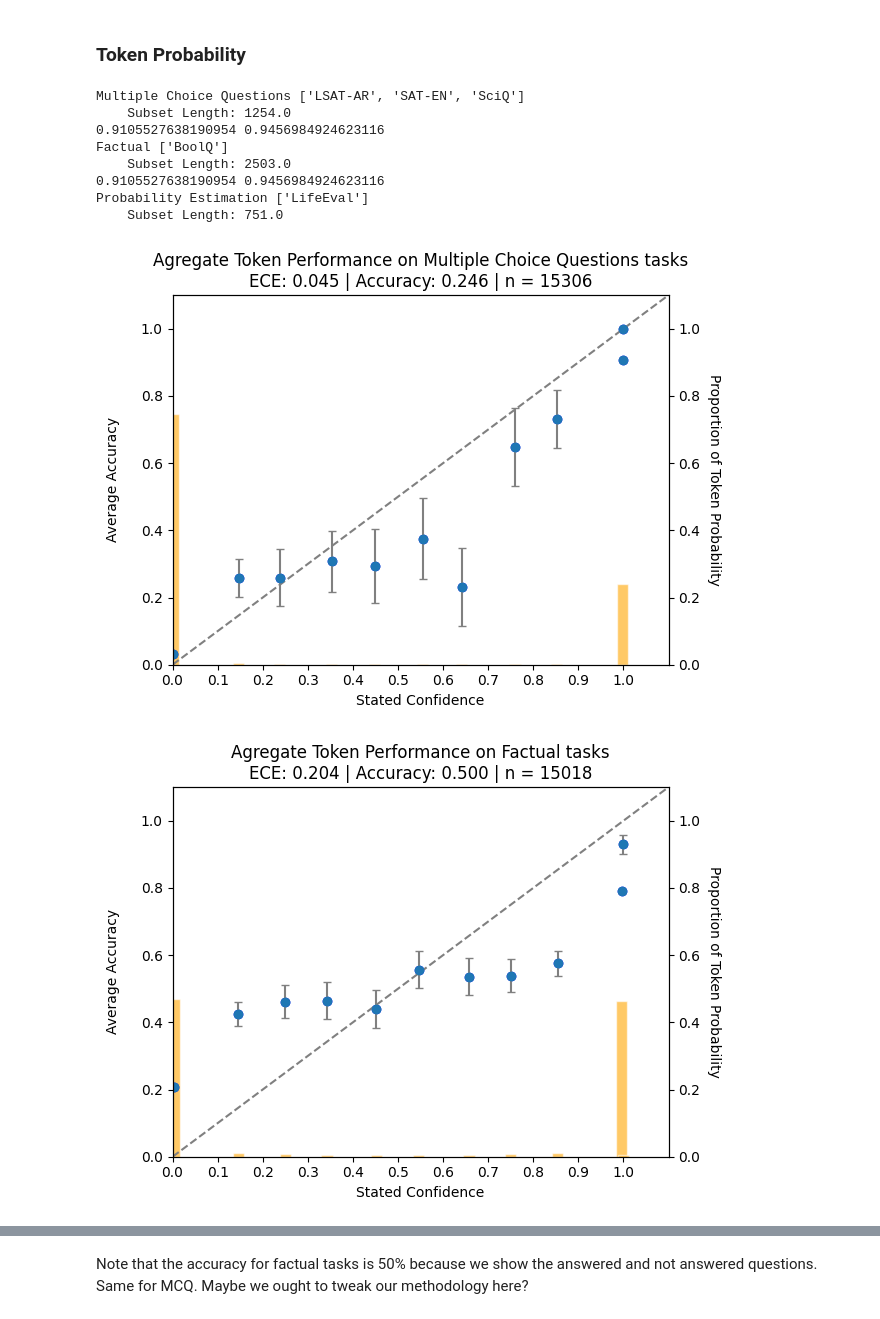
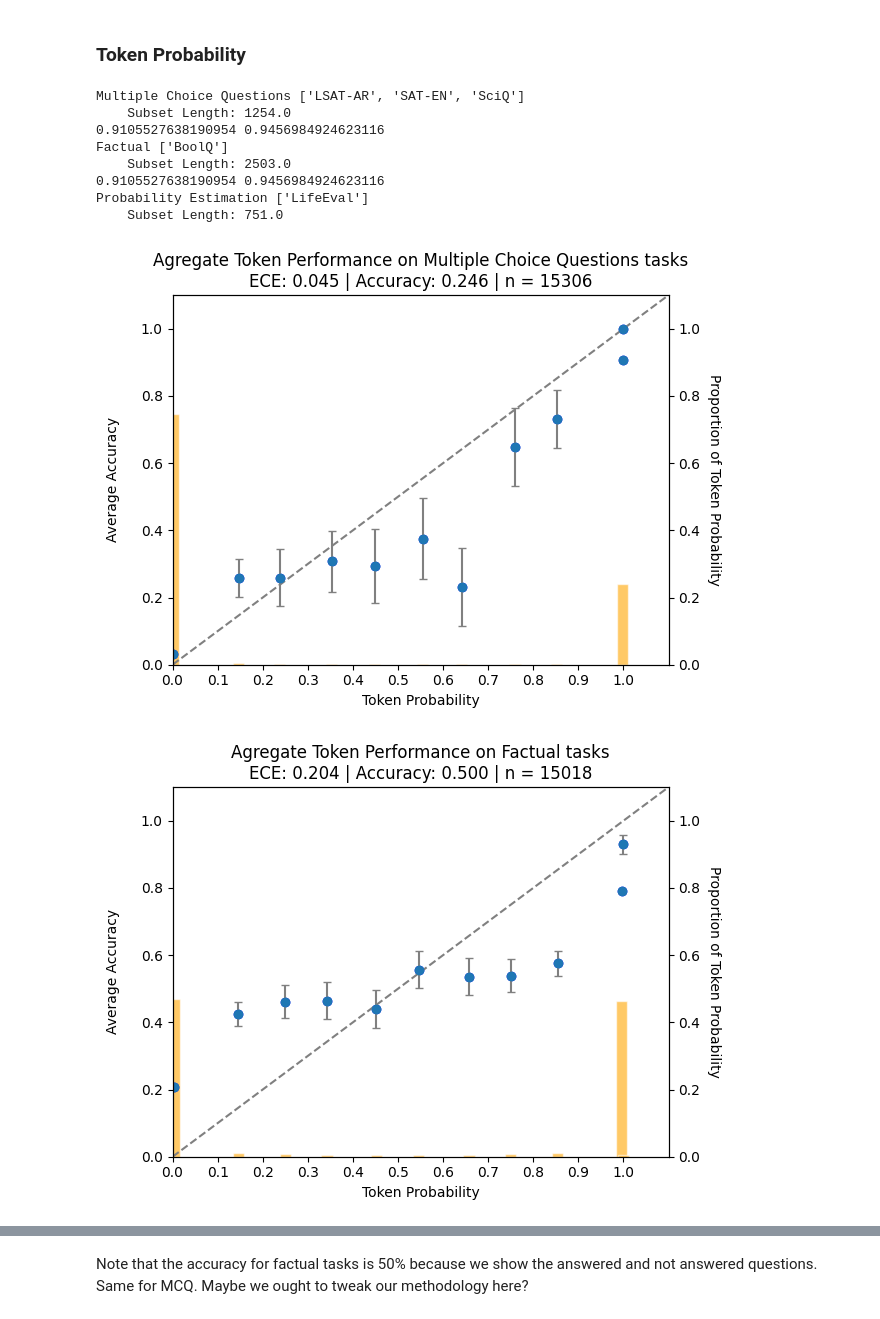
Before and after one commit to NoamMichael/Comparing-Confidence-in-LLMs, a Jupyter notebook: analysis.ipynb, the cells around one changed output, grey strips where cells are left out. Saved outputs shown, nothing was run; the diff lists cells and outputs as text; code cells hidden in the pictures.

```diff
--- a/analysis.ipynb
+++ b/analysis.ipynb
@@ -1890,7 +1890,7 @@ def calibration_plot(
         num_complete: int = None,
         title: str = None,
         ax=None,
-        x_label:str = "Stated Confidence",
+        x_label: str = "Stated Confidence",
         debug = False,
         save_fig_to: Path = None
         ):
@@ -1970,7 +1970,7 @@ def calibration_plot(
 
     ax.set_xlim(0, 1.1)
     ax.set_ylim(0, 1.1)
-    ax.set_xlabel('Stated Confidence')
+    ax.set_xlabel(x_label)
     ax.set_ylabel('Average Accuracy', labelpad=15)
     if title is not None:
         ax.set_title(f'{title}\nECE: {ece:.3f} | Accuracy: {acc:.3f} | n = {num_complete}')
@@ -2004,20 +2004,27 @@ qset_types = {
     "Probability Estimation": ['LifeEval']
 }
 save_path = Path(r"Plots\Main Plots")
+agg_score = []
+agg_conf = []
 for type, qsets in qset_types.items():
     print(type, qsets)
     subset = combined_clean[combined_clean['Question Set'].isin(qsets)]
     print(f"    Subset Length: {len(subset) / 11}")
-    title = f"Agregate Preformance on {type} tasks"
+    title = f"Agregate Performance on {type} tasks"
     if type == "Multiple Choice Questions":
         scores, conf = expand_mcq(subset)
-        print(s.mean(), c.mean())
+        #print(s.mean(), c.mean())
 
     else:
         scores = subset['Score']
         conf = subset['Stated Confidence Answer']
+    agg_score.extend(scores)
+    agg_conf.extend(conf)
 
     plot = calibration_plot(scores, conf, n_bins = 10, title = title, num_complete= len(scores), save_fig_to=save_path)
+
+agg_title = "Agregate Stated Confidence on All Question Sets"
+calibration_plot(agg_score, agg_conf, num_complete= len(agg_score), title = agg_title, save_fig_to=save_path)
 # %% [output]
 Multiple Choice Questions ['LSAT-AR', 'SAT-EN', 'SciQ']
     Subset Length: 1254.0
@@ -2047,33 +2055,34 @@ qset_types = {
 }
 
 save_path = Path(r"Plots\Main Plots")
-
+agg_score = []
+agg_conf = []
 for qtype, qsets in qset_types.items():
     print(qtype, qsets)
     subset = only_tokens[only_tokens['Question Set'].isin(qsets)]
     print(f"    Subset Length: {len(subset) / 3}")
     title = f"Agregate Token Performance on {qtype} tasks"
     if qtype == "Multiple Choice Questions":
         scores, conf = expand_tokens(subset)
         print(s.mean(), c.mean())
     elif qtype == "Probability Estimation":
         scores = subset['Score']
         conf = subset['Token Probability Answer']
     elif qtype == "Factual":
         scores, conf = expand_tokens(subset)
         print(s.mean(), c.mean())
     else:
         print("ERROR: Invalid Question Set Type!")
 
     plot = calibration_plot(scores, conf, n_bins = 10, title = title, num_complete= len(scores), x_label = "Token Probability", save_fig_to=  Path(r"Plots\Main Plots"))
 # %% [output]
 Multiple Choice Questions ['LSAT-AR', 'SAT-EN', 'SciQ']
     Subset Length: 1254.0
 0.9105527638190954 0.9456984924623116
 Factual ['BoolQ']
     Subset Length: 2503.0
 0.9105527638190954 0.9456984924623116
 Probability Estimation ['LifeEval']
     Subset Length: 751.0
-[figure, old version]
+[figure, new version]
-[figure, old version]
+[figure, new version]
```
Also changed, not shown: parts of 3 cells of this notebook, 8 other files.
